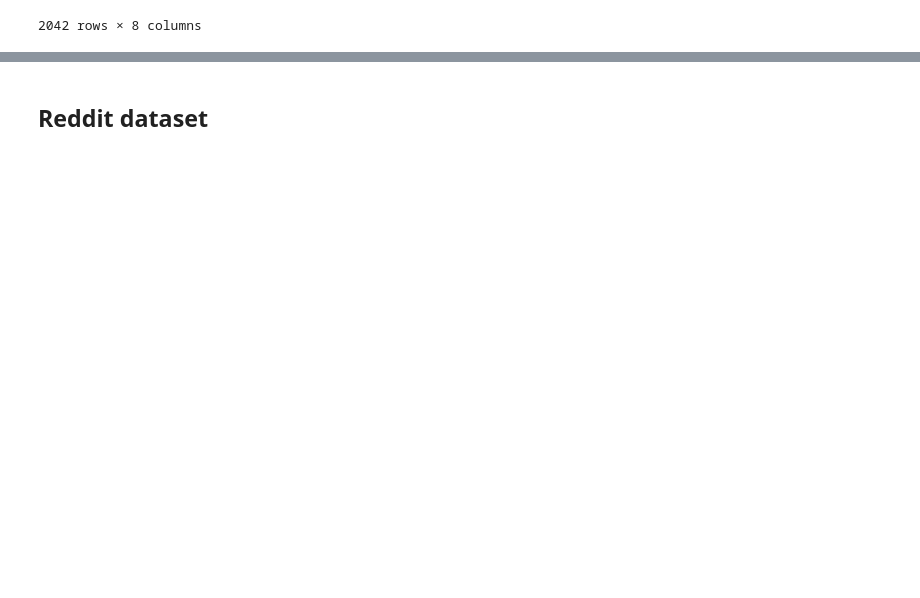
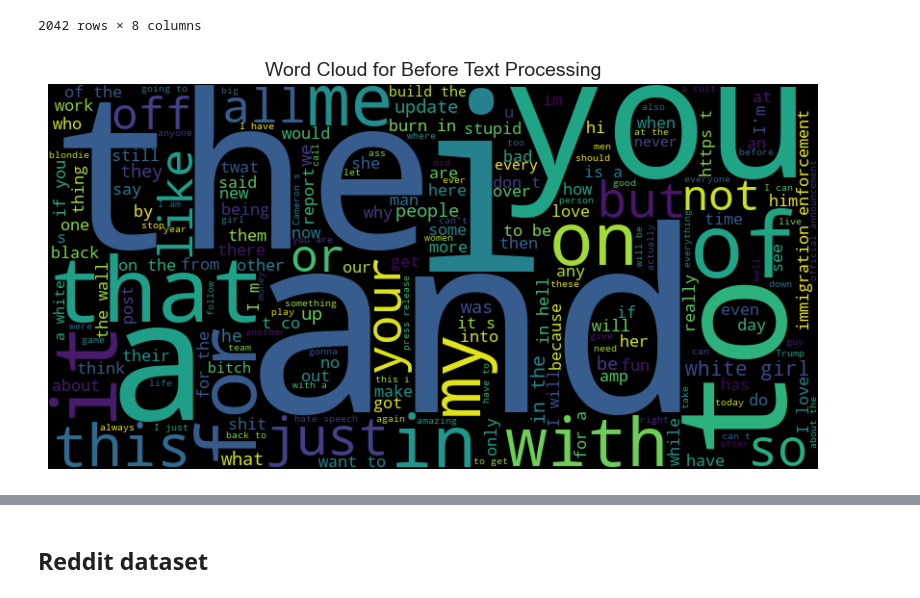
Before and after one commit to dud3yyy/Hate_Speech_Detection_Thesis, a Jupyter notebook: notebooks/data_processing.ipynb, the cells around one changed output, grey strips where cells are left out. Saved outputs shown, nothing was run; the diff lists cells and outputs as text; code cells hidden in the pictures; blank space fills up the shorter version.

```diff
--- a/notebooks/data_processing.ipynb
+++ b/notebooks/data_processing.ipynb
@@ -4,7 +4,10 @@
 import re
 import pandas as pd
 from contractions import fix
+import matplotlib.pyplot as plt
+import seaborn as sns
 import nltk
+
 
 nltk.download('punkt')
 nltk.download('stopwords')
@@ -13,6 +16,7 @@ nltk.download('wordnet')
 from nltk.tokenize import word_tokenize
 from nltk.corpus import stopwords
 from nltk.stem import WordNetLemmatizer
+sns.set()
 # %% [output]
 [nltk_data] Downloading package punkt to
 [nltk_data]     C:\Users\arbru\AppData\Roaming\nltk_data...
@@ -93,6 +98,28 @@ x_df
 | 2040 | __marjestic | NaN | False | 2025-03-18 22:27:26+00:00 | 0 | X | Fuck you | not-hate |
 | 2041 | 4lilce | NaN | False | 2025-03-18 22:27:07+00:00 | 8 | X | being the realest straight hurt w... | not-hate |
 2042 rows × 8 columns
+# %%
+from wordcloud import WordCloud
+
+text_data = " ".join(x_df["Full_Text"].astype(str))
+banned_words = {"fuck", "fucking"}
+
+wordcloud = WordCloud(
+    width=800, height=400,
+    background_color="black",
+    colormap="viridis",
+    max_words=200,
+    stopwords=banned_words
+).generate(text_data)
+
+
+plt.figure(figsize=(10, 5))
+plt.imshow(wordcloud, interpolation="bilinear")
+plt.axis("off")
+plt.title("Word Cloud for Before Text Processing", fontsize=14)
+plt.show()
+# %% [output]
+[figure, added]
 # %%
 def clean_text(text):
     """
```
Also changed, not shown: parts of 13 cells of this notebook, 2 other files.
